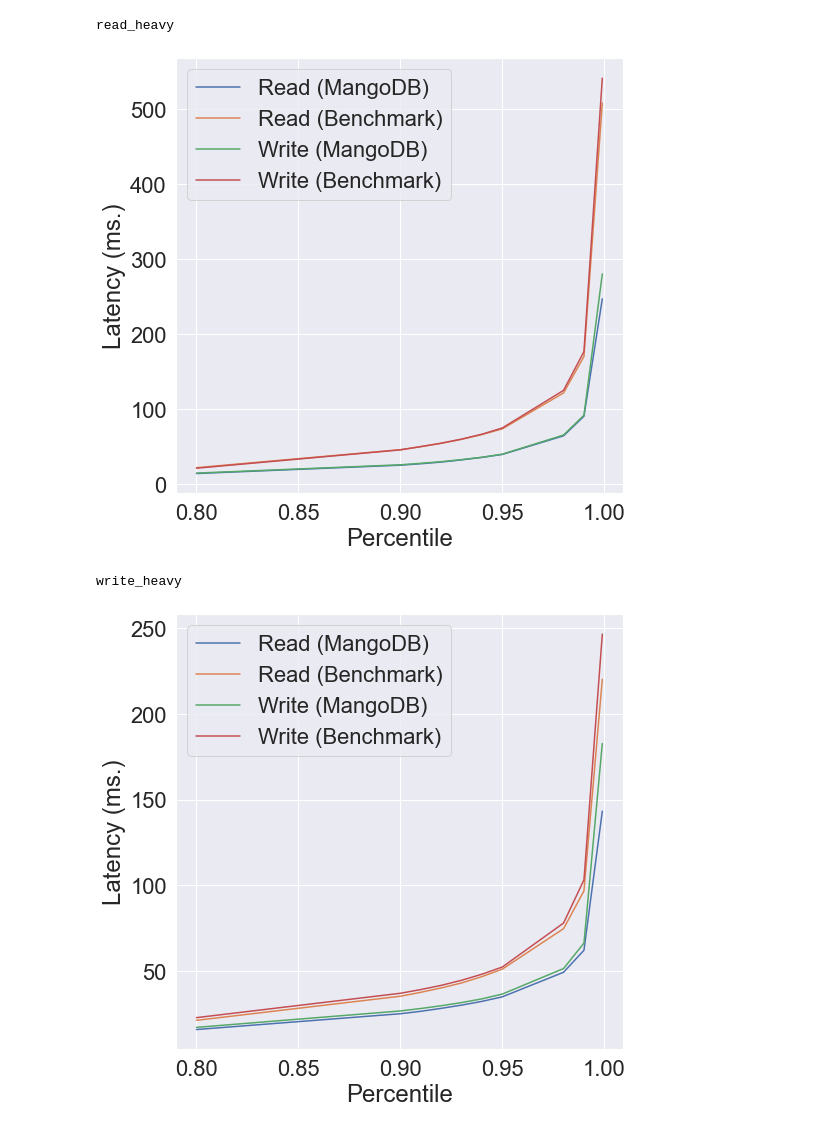
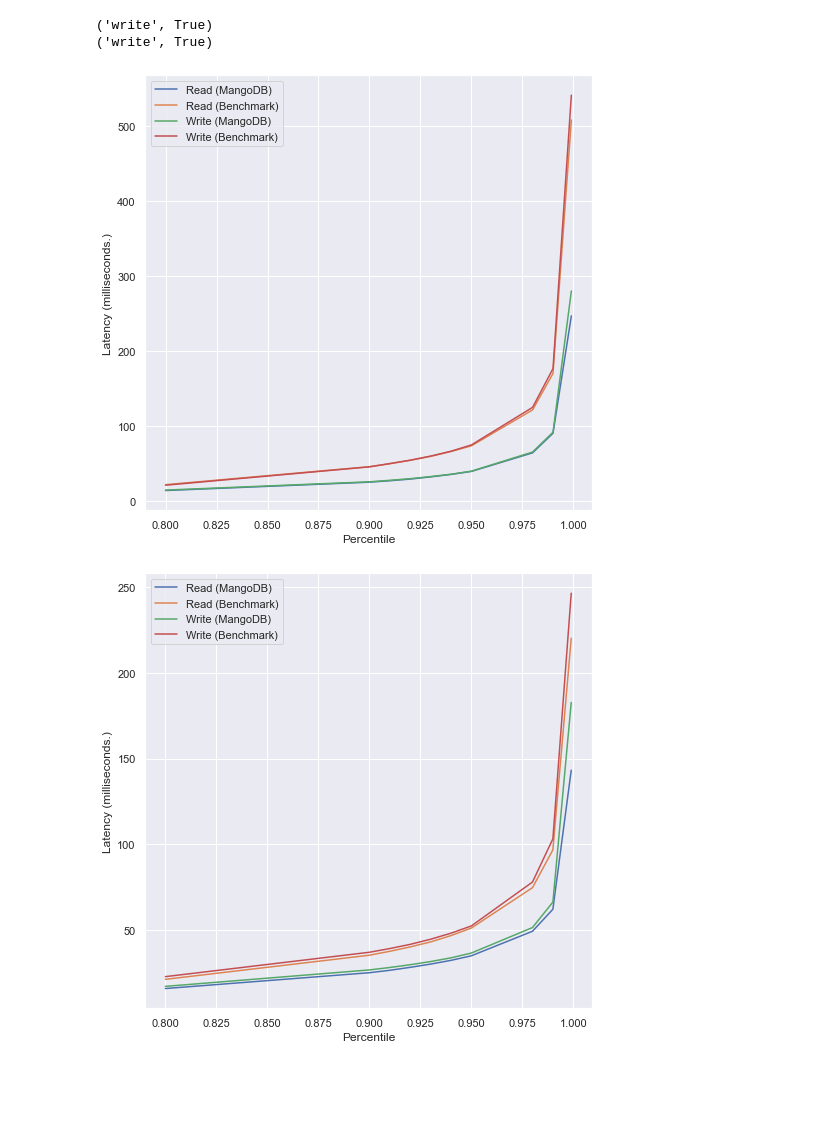
Before and after one commit to tomwassing/mango-db, a Jupyter notebook: experiments/data_das.ipynb, the cells around one changed output. Cells and saved outputs as stored; diff of their text form; code cells hidden in the pictures; blank space fills up the shorter version.

```diff
--- a/experiments/data_das.ipynb
+++ b/experiments/data_das.ipynb
@@ -5,7 +5,7 @@ import seaborn as sns
 import glob
 import numpy as np
 sns.set_theme()
-sns.set(font_scale = 2)
+# sns.set(font_scale = 2)
 # %%
 results_df = pd.DataFrame(
     columns=["system_name", "run_id", "latency", "operation", "on_leader", "n_nodes", "n_clients", "order_on_write", "experiment"]
@@ -39,4 +39,9 @@ for f in glob.glob("results/experiment2_True_True*"):
 # df = pd.read_csv('results/final/perf_exp_1.csv')
 df = results_df
 df.latency = df.latency * 1000
+
+
+df = df.rename(columns={"n_nodes": "Nodes", "operation": "Operation", "experiment": "Experiment"})
+
+df["Experiment"] = df["Experiment"].apply(lambda x: "Read Heavy" if x == "read_heavy" else "Write Heavy")
 # %%
@@ -45,25 +50,26 @@ agg_df["latency_factor"] = agg_df["latency"] / agg_df["n_nodes"]
 # %%
-quantiles = np.linspace(0.999, 1, 128)
+quantiles = np.linspace(0.8, 1, 512)
 
-q_df = df.groupby(['operation', 'n_nodes', 'order_on_write', "experiment"]).latency.quantile([.8, .9, .91, .92, .93, .94, .95, .98, .99, .999]).reset_index()
+q_df = df.groupby(['Operation', 'Nodes', 'order_on_write', "Experiment"]).latency.quantile([.8, .9, .91, .92, .93, .94, .95, .98, .99, .999]).reset_index()
 # %%
-for group, group_df in q_df[q_df["n_nodes"] == 4].groupby(["experiment"]):
+for group_name, group_df in q_df[q_df["Nodes"] == 4].groupby(["Experiment"]):
     print(group)
     ax = None
-    for group, group_df2 in group_df.groupby(["operation", "order_on_write"]):
+    for group, group_df2 in group_df.groupby(["Operation", "order_on_write"]):
         ax = group_df2.plot(x='level_4', y='latency', figsize=(8, 8), label=group, ax=ax)
     plt.legend(labels=["Read (MangoDB)","Read (Benchmark)", "Write (MangoDB)", "Write (Benchmark)"])
     plt.xlabel("Percentile")
-    plt.ylabel("Latency (ms.)")
-    plt.show()
+    plt.ylabel("Latency (milliseconds.)")
+    plt.savefig("results/exp_2_{}.png".format(group_name.lower().replace(" ", "_")), bbox_inches='tight')
+
 
 # ax = None
 # for group, group_df in q_df[q_df["n_nodes"] == 4].groupby(['operation', 'order_on_write']):
 #     ax = group_df[group_df["level_5"] > .999].plot(x='level_5', y='latency', figsize=(12, 6), label=group, ax=ax)
 #     sns.boxplot(x='n_nodes', y='latency', hue="order_on_write", data=group_df, showfliers=False)
 #     plt.show()
 # %% [output]
-read_heavy
+('write', True)
+('write', True)
-[figure, old version]
+[figure, new version]
-write_heavy
-[figure, old version]
+[figure, new version]
```
Also changed, not shown: parts of 6 cells of this notebook, 8 other files.
